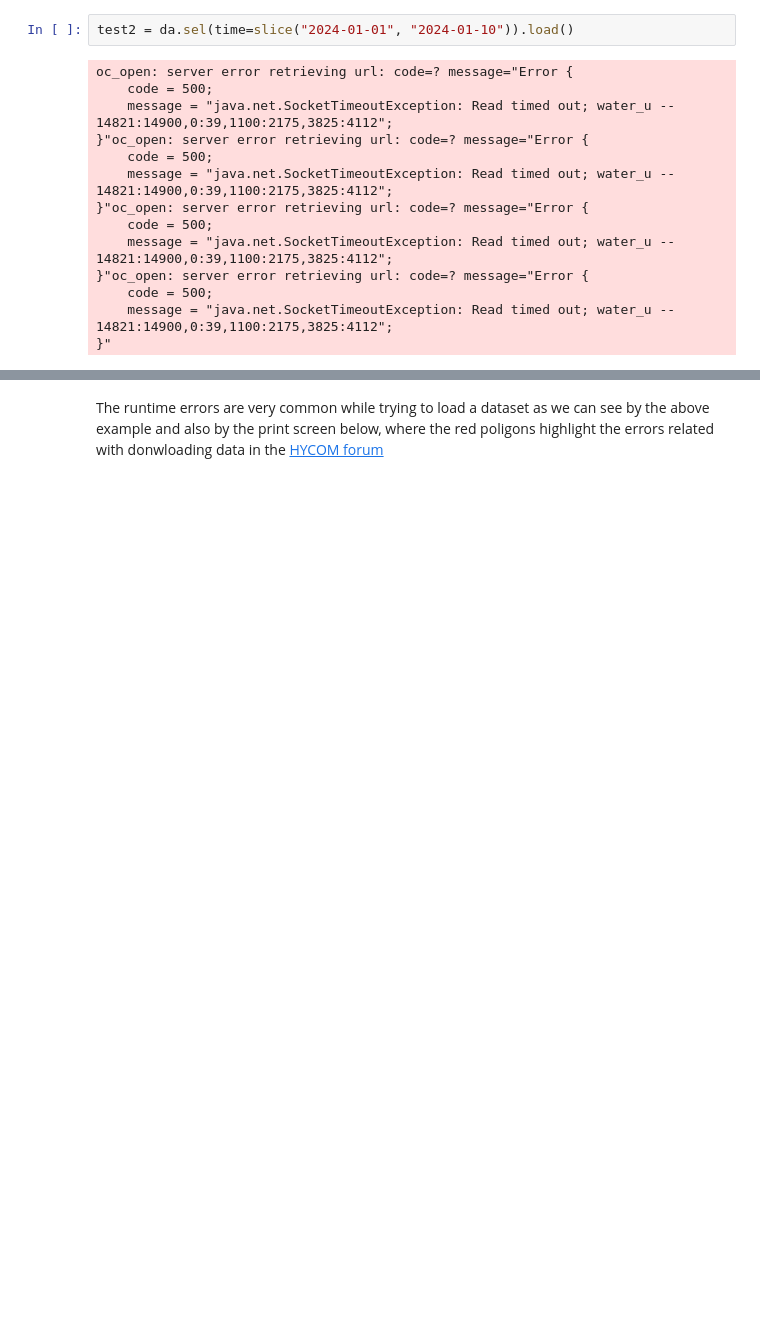
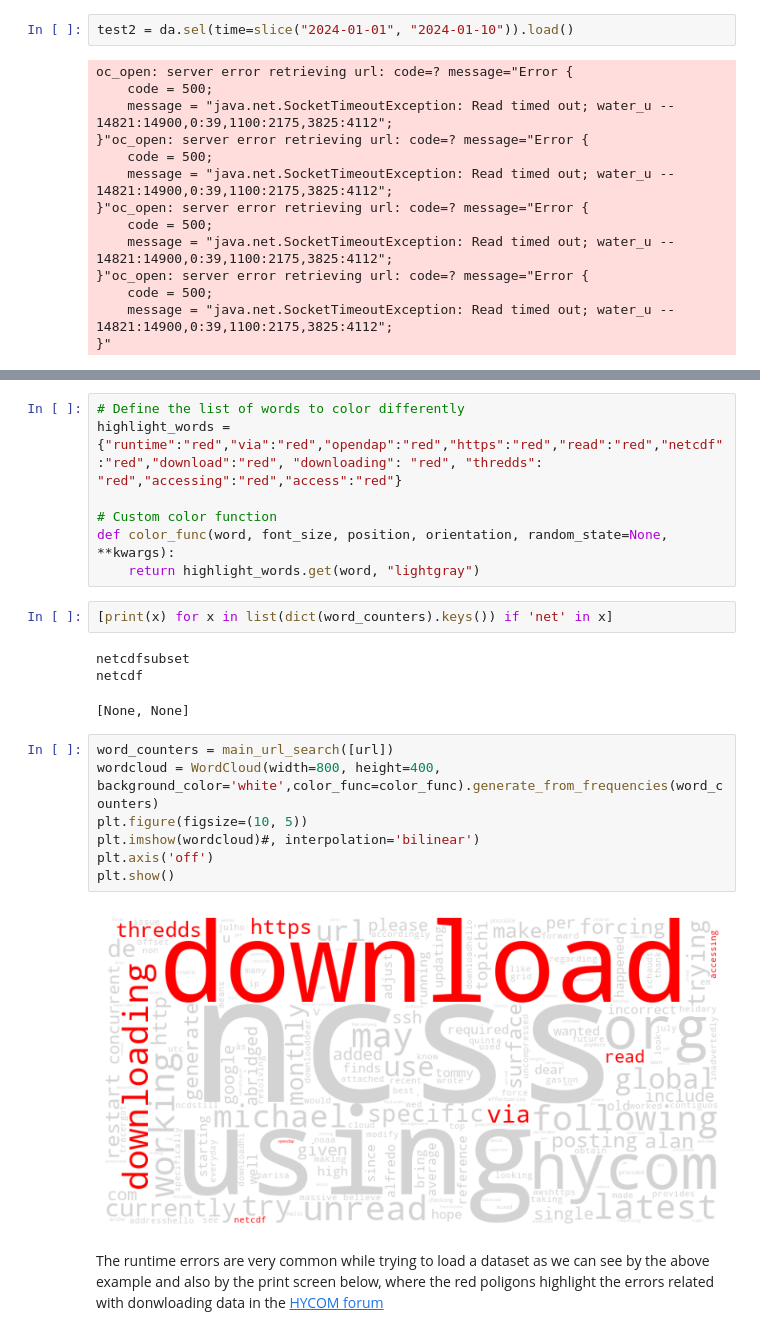
Before and after one commit to oceanhackweek/ohw24_proj_xarray_load_by_step_us, a Jupyter notebook: contributor_folders/team_member_2/ErrorDescription.ipynb, the cells around one changed output, grey strips where cells are left out. Drawn from its saved outputs; the diff is of its cells as text; blank space fills up the shorter version.

```diff
--- a/contributor_folders/team_member_2/ErrorDescription.ipynb
+++ b/contributor_folders/team_member_2/ErrorDescription.ipynb
@@ -78,3 +170,25 @@ oc_open: server error retrieving url: code=? message="Error {
+# %%
+# Define the list of words to color differently
+highlight_words = {"runtime":"red","via":"red","opendap":"red","https":"red","read":"red","netcdf":"red","download":"red", "downloading": "red", "thredds": "red","accessing":"red","access":"red"}
+
+# Custom color function
+def color_func(word, font_size, position, orientation, random_state=None, **kwargs):
+    return highlight_words.get(word, "lightgray")
+# %%
+[print(x) for x in list(dict(word_counters).keys()) if 'net' in x]
+# %% [output]
+netcdfsubset
+netcdf
+[None, None]
+# %%
+word_counters = main_url_search([url])
+wordcloud = WordCloud(width=800, height=400, background_color='white',color_func=color_func).generate_from_frequencies(word_counters)
+plt.figure(figsize=(10, 5))
+plt.imshow(wordcloud)#, interpolation='bilinear')
+plt.axis('off')
+plt.show()
+# %% [output]
+[figure, added]
 # %% [markdown]
 The runtime errors are very common while trying to load a dataset as we can see by the above example and also by the print screen below, where the red poligons highlight the errors related with donwloading data in the [HYCOM forum](https://groups.google.com/a/hycom.org/g/forum?pli=1)
 # %% [markdown]
```
Also changed, not shown: parts of 4 cells of this notebook.
